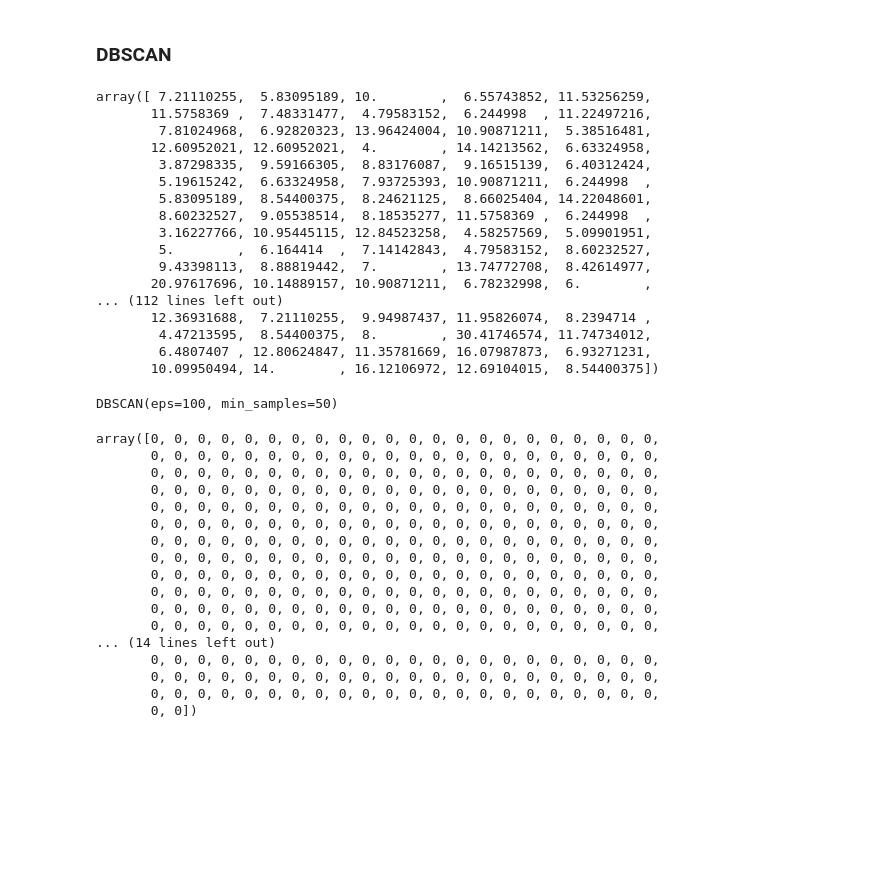
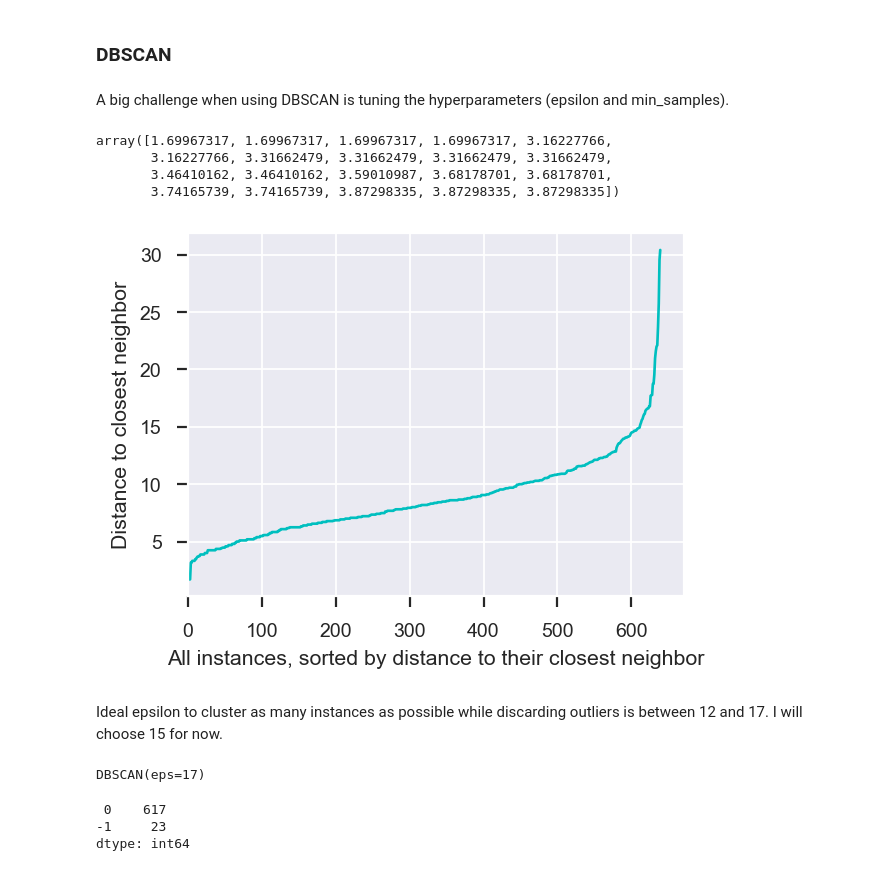
Before and after one commit to javierorman/clustering_schools, a Jupyter notebook: schools.ipynb, the cells around one changed output. Drawn from its saved outputs; the diff is of its cells as text; code cells hidden in the pictures; blank space fills up the shorter version.

Commit message:
Finished DBSCAN

```diff
--- a/schools.ipynb
+++ b/schools.ipynb
@@ -298,6 +298,8 @@ For n_clusters = 10 The average silhouette_score is : 0.20700533864503717
 [figure]
 # %% [markdown]
 ### DBSCAN
+# %% [markdown]
+A big challenge when using DBSCAN is tuning the hyperparameters (epsilon and min_samples).
 # %%
 ### Reference: https://towardsdatascience.com/machine-learning-clustering-dbscan-determine-the-optimal-value-for-epsilon-eps-python-example-3100091cfbc#
 # Get distance to nearest neighbor for each instance. n_neighbors includes the instance itself.
@@ -307,47 +309,34 @@ distances, indices = nbrs.kneighbors(X)
 
 # 0th column is all 0s: distance between each instance and itself
 # 1st column is distance between each distance and its closest neighbor
-distances[:,1]
+# Here is a (sorted) list of those distances for 20 instances
+distances = np.sort(distances[:,1], axis=0)
+distances[:20]
 # %% [output]
-array([ 7.21110255,  5.83095189, 10.        ,  6.55743852, 11.53256259,
-       11.5758369 ,  7.48331477,  4.79583152,  6.244998  , 11.22497216,
-        7.81024968,  6.92820323, 13.96424004, 10.90871211,  5.38516481,
-       12.60952021, 12.60952021,  4.        , 14.14213562,  6.63324958,
-        3.87298335,  9.59166305,  8.83176087,  9.16515139,  6.40312424,
-        5.19615242,  6.63324958,  7.93725393, 10.90871211,  6.244998  ,
-        5.83095189,  8.54400375,  8.24621125,  8.66025404, 14.22048601,
-        8.60232527,  9.05538514,  8.18535277, 11.5758369 ,  6.244998  ,
-        3.16227766, 10.95445115, 12.84523258,  4.58257569,  5.09901951,
-        5.        ,  6.164414  ,  7.14142843,  4.79583152,  8.60232527,
-        9.43398113,  8.88819442,  7.        , 13.74772708,  8.42614977,
-       20.97617696, 10.14889157, 10.90871211,  6.78232998,  6.        ,
-... (112 lines left out)
-       12.36931688,  7.21110255,  9.94987437, 11.95826074,  8.2394714 ,
-        4.47213595,  8.54400375,  8.        , 30.41746574, 11.74734012,
-        6.4807407 , 12.80624847, 11.35781669, 16.07987873,  6.93271231,
-       10.09950494, 14.        , 16.12106972, 12.69104015,  8.54400375])
+array([1.69967317, 1.69967317, 1.69967317, 1.69967317, 3.16227766,
+       3.16227766, 3.31662479, 3.31662479, 3.31662479, 3.31662479,
+       3.46410162, 3.46410162, 3.59010987, 3.68178701, 3.68178701,
+       3.74165739, 3.74165739, 3.87298335, 3.87298335, 3.87298335])
-# %%
-dbscan = DBSCAN(eps=100, min_samples=50)
-dbscan.fit(X)
-# %% [output]
-DBSCAN(eps=100, min_samples=50)
-# %%
-dbscan.labels_
-# %% [output]
-array([0, 0, 0, 0, 0, 0, 0, 0, 0, 0, 0, 0, 0, 0, 0, 0, 0, 0, 0, 0, 0, 0,
-       0, 0, 0, 0, 0, 0, 0, 0, 0, 0, 0, 0, 0, 0, 0, 0, 0, 0, 0, 0, 0, 0,
-       0, 0, 0, 0, 0, 0, 0, 0, 0, 0, 0, 0, 0, 0, 0, 0, 0, 0, 0, 0, 0, 0,
-       0, 0, 0, 0, 0, 0, 0, 0, 0, 0, 0, 0, 0, 0, 0, 0, 0, 0, 0, 0, 0, 0,
-       0, 0, 0, 0, 0, 0, 0, 0, 0, 0, 0, 0, 0, 0, 0, 0, 0, 0, 0, 0, 0, 0,
-       0, 0, 0, 0, 0, 0, 0, 0, 0, 0, 0, 0, 0, 0, 0, 0, 0, 0, 0, 0, 0, 0,
-       0, 0, 0, 0, 0, 0, 0, 0, 0, 0, 0, 0, 0, 0, 0, 0, 0, 0, 0, 0, 0, 0,
-       0, 0, 0, 0, 0, 0, 0, 0, 0, 0, 0, 0, 0, 0, 0, 0, 0, 0, 0, 0, 0, 0,
-       0, 0, 0, 0, 0, 0, 0, 0, 0, 0, 0, 0, 0, 0, 0, 0, 0, 0, 0, 0, 0, 0,
-       0, 0, 0, 0, 0, 0, 0, 0, 0, 0, 0, 0, 0, 0, 0, 0, 0, 0, 0, 0, 0, 0,
-       0, 0, 0, 0, 0, 0, 0, 0, 0, 0, 0, 0, 0, 0, 0, 0, 0, 0, 0, 0, 0, 0,
-       0, 0, 0, 0, 0, 0, 0, 0, 0, 0, 0, 0, 0, 0, 0, 0, 0, 0, 0, 0, 0, 0,
-... (14 lines left out)
-       0, 0, 0, 0, 0, 0, 0, 0, 0, 0, 0, 0, 0, 0, 0, 0, 0, 0, 0, 0, 0, 0,
-       0, 0, 0, 0, 0, 0, 0, 0, 0, 0, 0, 0, 0, 0, 0, 0, 0, 0, 0, 0, 0, 0,
-       0, 0, 0, 0, 0, 0, 0, 0, 0, 0, 0, 0, 0, 0, 0, 0, 0, 0, 0, 0, 0, 0,
-       0, 0])
+# %%
+plt.figure(figsize=(4,3))
+plt.plot(distances, color='c')
+plt.xlim(0)
+plt.xlabel('All instances, sorted by distance to their closest neighbor')
+plt.ylabel('Distance to closest neighbor')
+plt.show();
+# %% [output]
+[figure, added]
+# %% [markdown]
+Ideal epsilon to cluster as many instances as possible while discarding outliers is between 12 and 17. I will choose 15 for now.
+# %%
+### Reference: https://medium.com/@mohantysandip/a-step-by-step-approach-to-solve-dbscan-algorithms-by-tuning-its-hyper-parameters-93e693a91289
+dbscan = DBSCAN(eps=17, min_samples=5)
+dbscan.fit(X)
+# %% [output]
+DBSCAN(eps=17)
+# %%
+pd.Series(dbscan.labels_).value_counts()
+# %% [output]
+ 0    617
+-1     23
+dtype: int64
```
Also changed, not shown: parts of 4 cells of this notebook.
